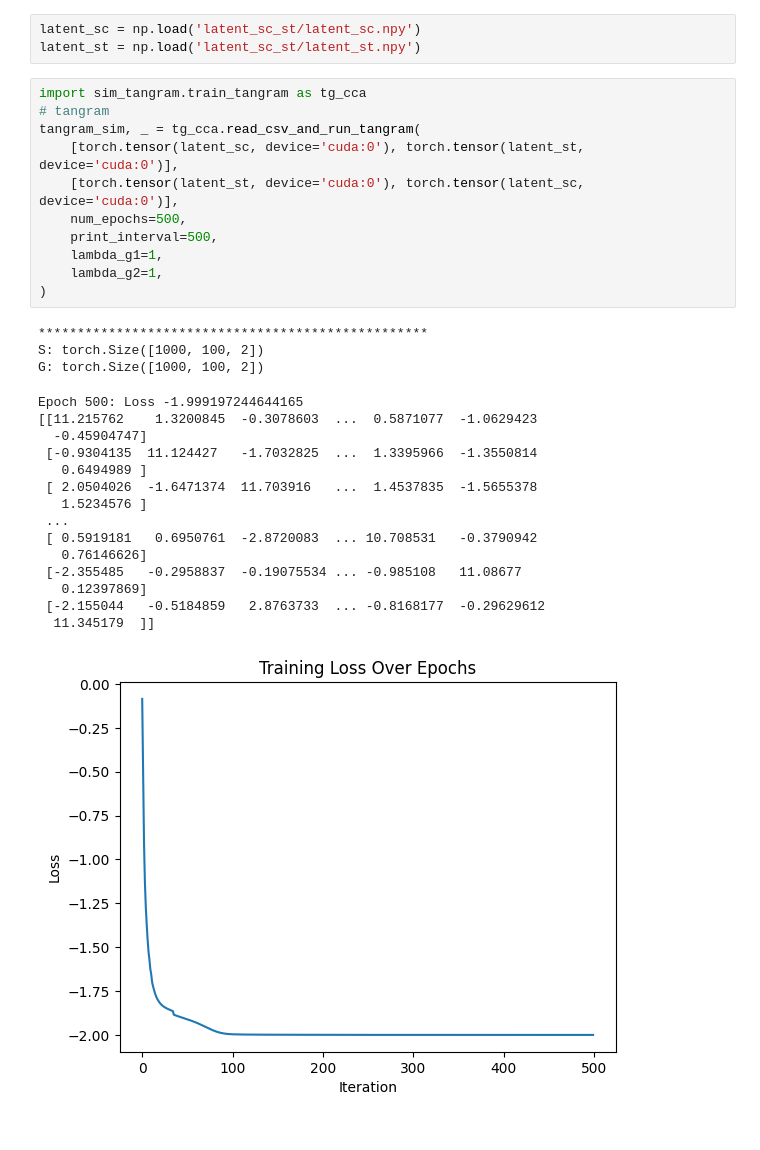
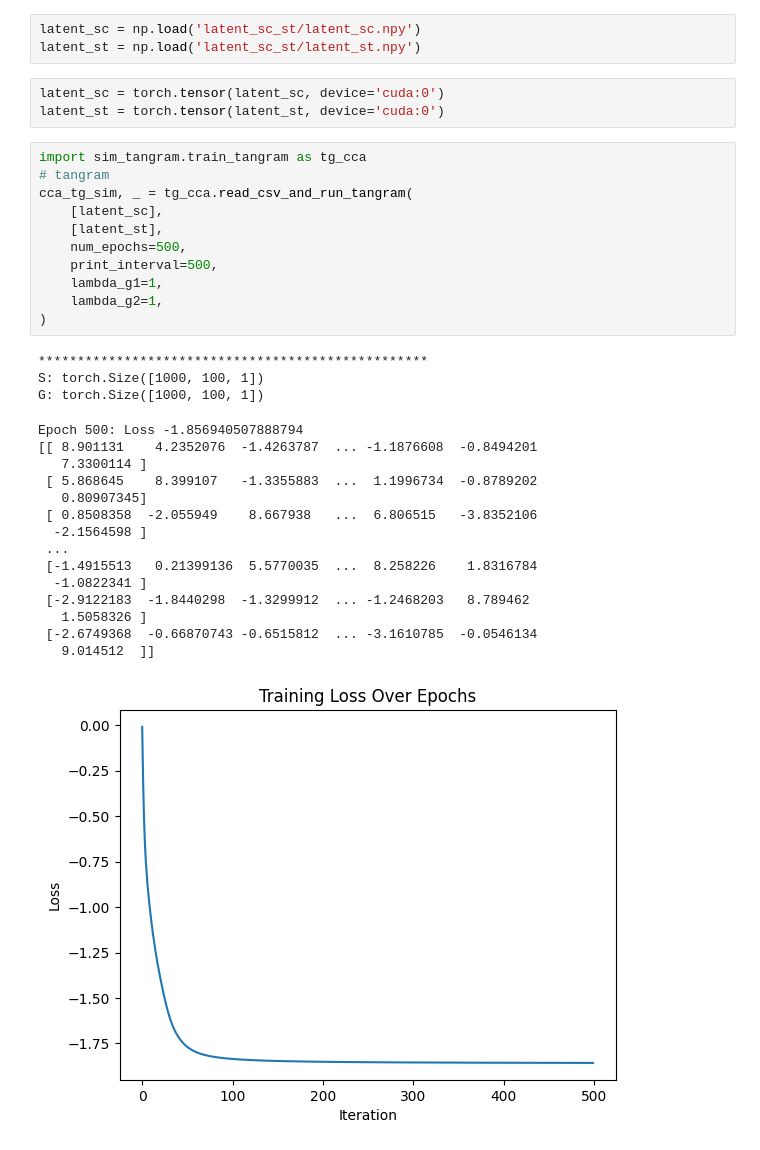
Before and after one commit to darkwilldie/MUSE, a Jupyter notebook: MUSE_demo/tangram_test.ipynb, the cells around one changed output. Saved outputs shown, nothing was run; the diff lists cells and outputs as text.

```diff
--- a/MUSE_demo/tangram_test.ipynb
+++ b/MUSE_demo/tangram_test.ipynb
@@ -4,36 +4,39 @@ import numpy as np
 # %%
 latent_sc = np.load('latent_sc_st/latent_sc.npy')
 latent_st = np.load('latent_sc_st/latent_st.npy')
+# %%
+latent_sc = torch.tensor(latent_sc, device='cuda:0')
+latent_st = torch.tensor(latent_st, device='cuda:0')
 # %%
 import sim_tangram.train_tangram as tg_cca
 # tangram
-tangram_sim, _ = tg_cca.read_csv_and_run_tangram(
-    [torch.tensor(latent_sc, device='cuda:0'), torch.tensor(latent_st, device='cuda:0')],
-    [torch.tensor(latent_st, device='cuda:0'), torch.tensor(latent_sc, device='cuda:0')],
+cca_tg_sim, _ = tg_cca.read_csv_and_run_tangram(
+    [latent_sc],
+    [latent_st],
     num_epochs=500,
     print_interval=500,
     lambda_g1=1,
     lambda_g2=1,
 )
 # %% [output]
 **************************************************
-S: torch.Size([1000, 100, 2])
-G: torch.Size([1000, 100, 2])
+S: torch.Size([1000, 100, 1])
+G: torch.Size([1000, 100, 1])
-Epoch 500: Loss -1.999197244644165
-[[11.215762    1.3200845  -0.3078603  ...  0.5871077  -1.0629423
-  -0.45904747]
- [-0.9304135  11.124427   -1.7032825  ...  1.3395966  -1.3550814
-   0.6494989 ]
- [ 2.0504026  -1.6471374  11.703916   ...  1.4537835  -1.5655378
-   1.5234576 ]
+Epoch 500: Loss -1.856940507888794
+[[ 8.901131    4.2352076  -1.4263787  ... -1.1876608  -0.8494201
+   7.3300114 ]
+ [ 5.868645    8.399107   -1.3355883  ...  1.1996734  -0.8789202
+   0.80907345]
+ [ 0.8508358  -2.055949    8.667938   ...  6.806515   -3.8352106
+  -2.1564598 ]
  ...
- [ 0.5919181   0.6950761  -2.8720083  ... 10.708531   -0.3790942
-   0.76146626]
- [-2.355485   -0.2958837  -0.19075534 ... -0.985108   11.08677
-   0.12397869]
- [-2.155044   -0.5184859   2.8763733  ... -0.8168177  -0.29629612
-  11.345179  ]]
+ [-1.4915513   0.21399136  5.5770035  ...  8.258226    1.8316784
+  -1.0822341 ]
+ [-2.9122183  -1.8440298  -1.3299912  ... -1.2468203   8.789462
+   1.5058326 ]
+ [-2.6749368  -0.66870743 -0.6515812  ... -3.1610785  -0.0546134
+   9.014512  ]]
-[figure, old version]
+[figure, new version]
 # %%
 # 用cosine_similarity驱动的tangram进行计算
 
```
Also changed, not shown: parts of 4 cells of this notebook, 16 other files.
